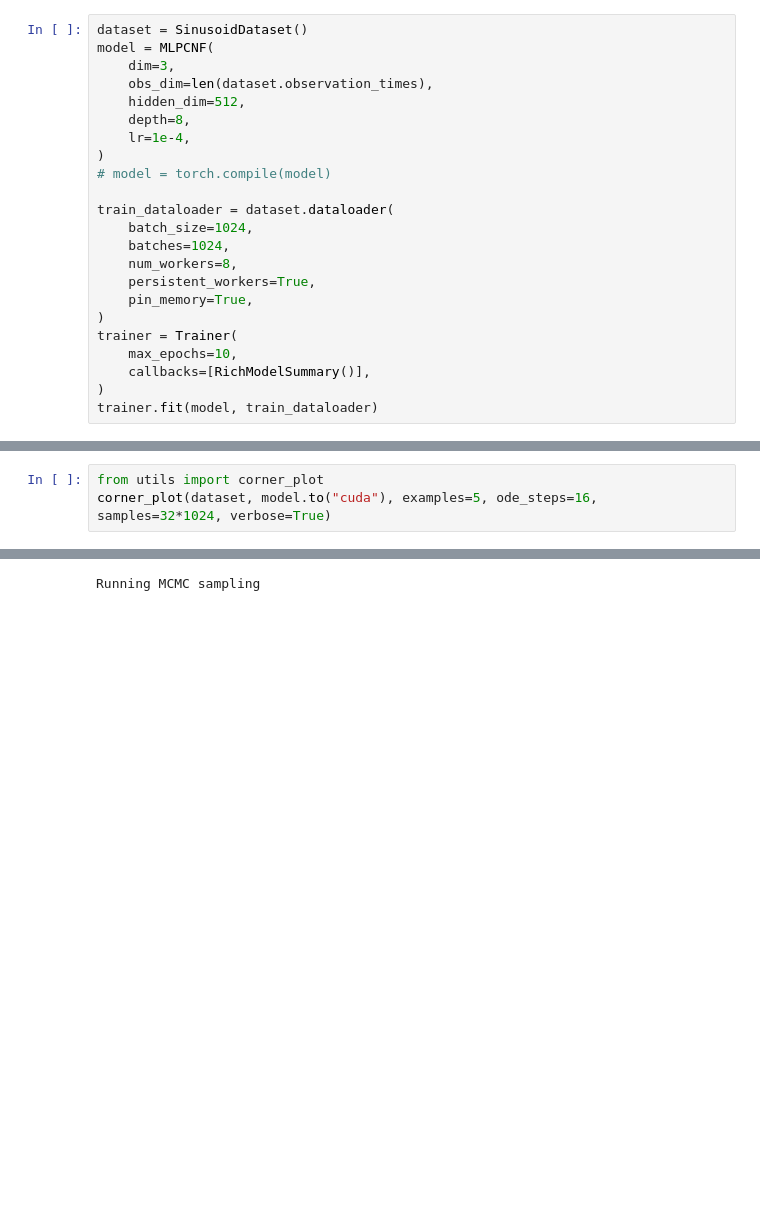
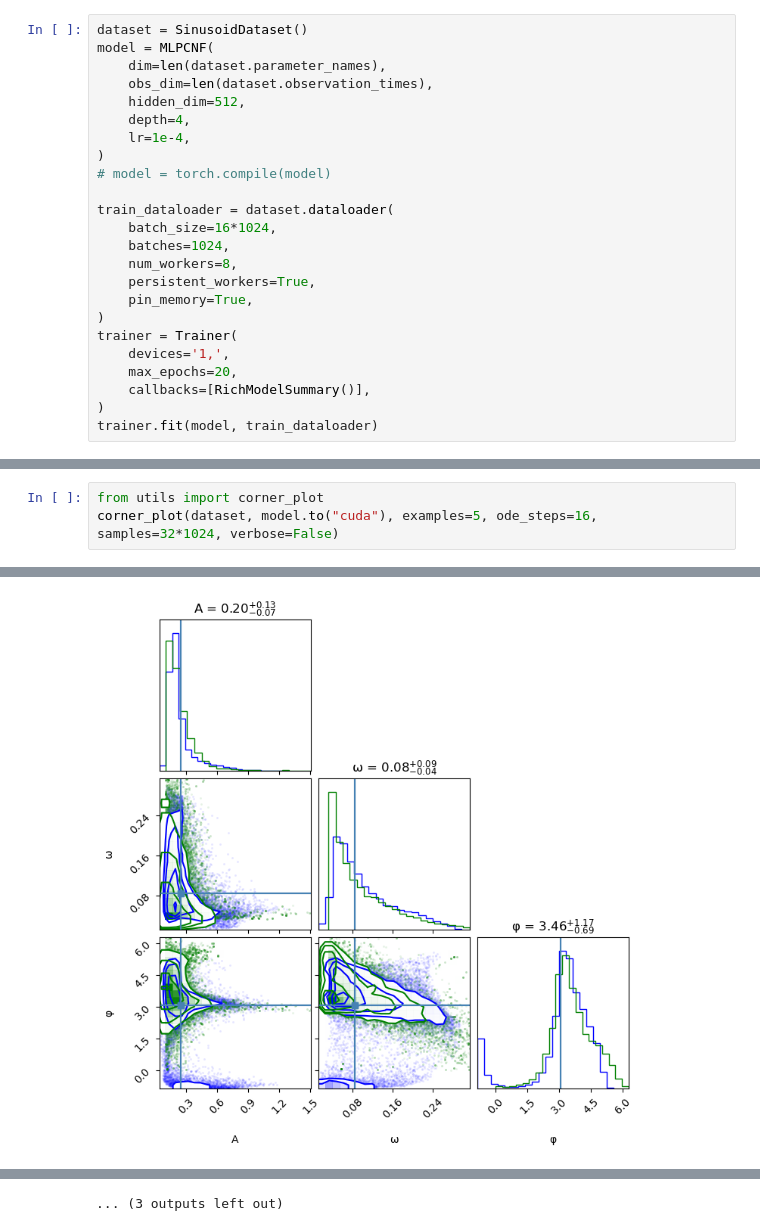
Before and after one commit to davidesartor/CANNA, a Jupyter notebook: Sinusoid.ipynb, the cells around one changed output, grey strips where cells are left out. Drawn from its saved outputs; the diff is of its cells as text; blank space fills up the shorter version.

```diff
--- a/Sinusoid.ipynb
+++ b/Sinusoid.ipynb
@@ -11,23 +8,24 @@ from lightning.pytorch.callbacks import RichModelSummary
 # %%
 dataset = SinusoidDataset()
 model = MLPCNF(
-    dim=3,
+    dim=len(dataset.parameter_names),
     obs_dim=len(dataset.observation_times),
     hidden_dim=512,
-    depth=8,
+    depth=4,
     lr=1e-4,
 )
 # model = torch.compile(model)
 
 train_dataloader = dataset.dataloader(
-    batch_size=1024,
+    batch_size=16*1024,
     batches=1024,
     num_workers=8,
     persistent_workers=True,
     pin_memory=True,
 )
 trainer = Trainer(
-    max_epochs=10,
+    devices='1,',
+    max_epochs=20,
     callbacks=[RichModelSummary()],
 )
 trainer.fit(model, train_dataloader)
@@ -53,5 +50,5 @@ Total estimated model params size (MB): 7
 # %%
 from utils import corner_plot
-corner_plot(dataset, model.to("cuda"), examples=5, ode_steps=16, samples=32*1024, verbose=True)
+corner_plot(dataset, model.to("cuda"), examples=5, ode_steps=16, samples=32*1024, verbose=False)
 # %% [output]
 Pushing data through flow
@@ -66,0 +69 @@ Pushing data through flow
+[figure, added]
@@ -67 +71 @@ Pushing data through flow
-Running MCMC sampling
+... (3 outputs left out)
```
Also changed, not shown: parts of 5 cells of this notebook, 5 other files.
